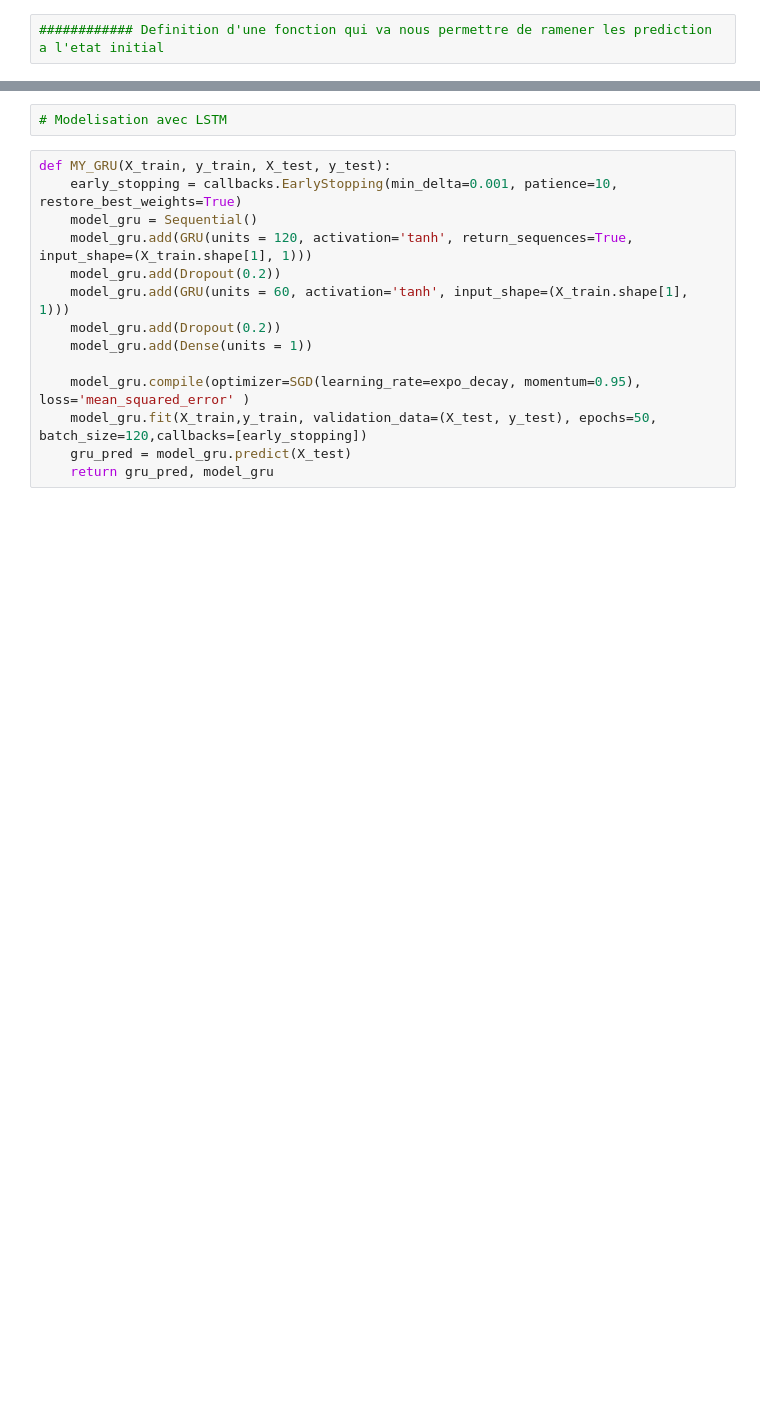
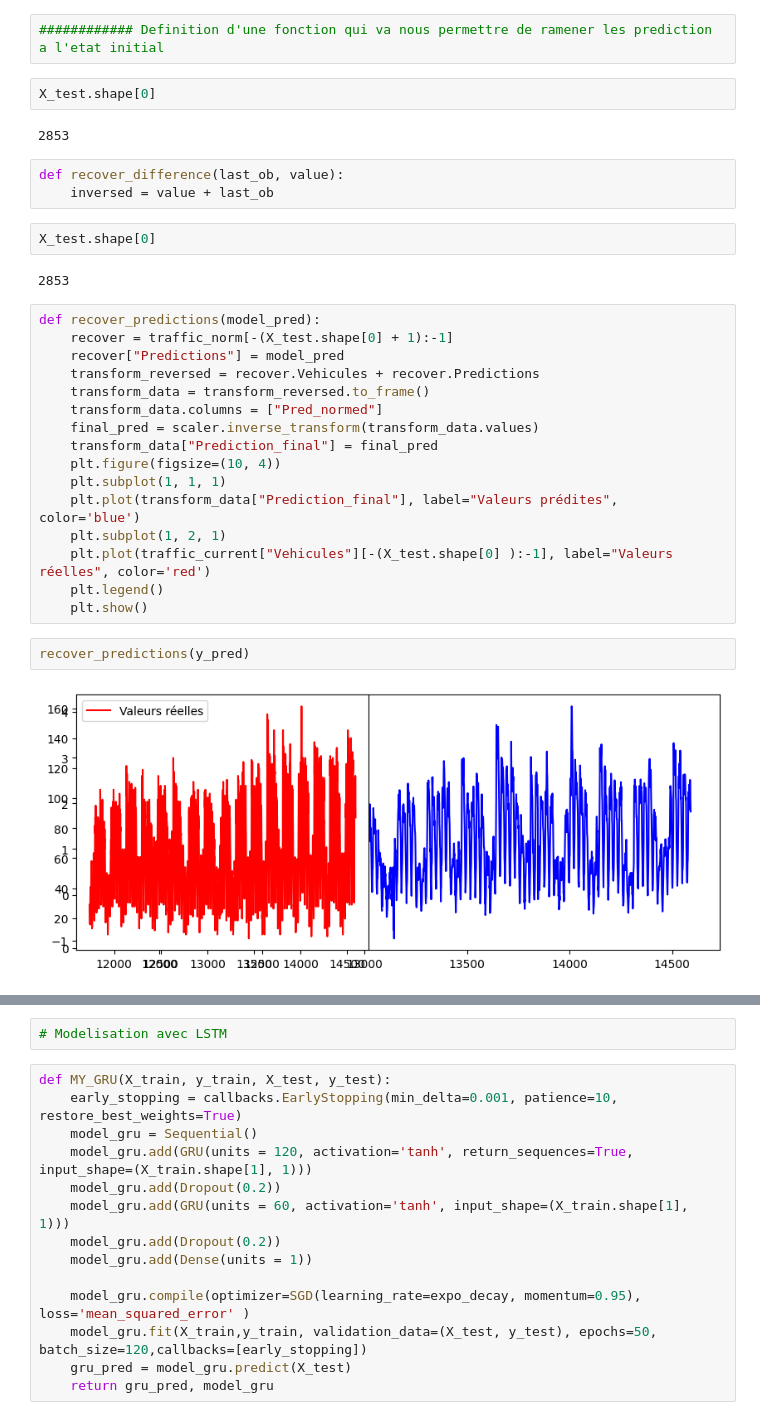
Before and after one commit to Katchoou/Estimation-du-traffic-routier---ATUT2025, a Jupyter notebook: notebook.ipynb, the cells around one changed output, grey strips where cells are left out. Drawn from its saved outputs; the diff is of its cells as text; blank space fills up the shorter version.

Commit message:
Mise en place de la fonction de reconversion des predictions en donnees originales

```diff
--- a/notebook.ipynb
+++ b/notebook.ipynb
@@ -390,2 +411,33 @@ print(metrics)
 # %%
 ############ Definition d'une fonction qui va nous permettre de ramener les prediction a l'etat initial
+# %%
+X_test.shape[0]
+# %% [output]
+2853
+# %%
+def recover_difference(last_ob, value):
+    inversed = value + last_ob
+# %%
+X_test.shape[0]
+# %% [output]
+2853
+# %%
+def recover_predictions(model_pred):
+    recover = traffic_norm[-(X_test.shape[0] + 1):-1]
+    recover["Predictions"] = model_pred
+    transform_reversed = recover.Vehicules + recover.Predictions
+    transform_data = transform_reversed.to_frame()
+    transform_data.columns = ["Pred_normed"]
+    final_pred = scaler.inverse_transform(transform_data.values)
+    transform_data["Prediction_final"] = final_pred
+    plt.figure(figsize=(10, 4))
+    plt.subplot(1, 1, 1)
+    plt.plot(transform_data["Prediction_final"], label="Valeurs prédites", color='blue')
+    plt.subplot(1, 2, 1)
+    plt.plot(traffic_current["Vehicules"][-(X_test.shape[0] ):-1], label="Valeurs réelles", color='red')
+    plt.legend()
+    plt.show()
+# %%
+recover_predictions(y_pred)
+# %% [output]
+[figure, added]
```
Also changed, not shown: parts of 8 cells of this notebook.
